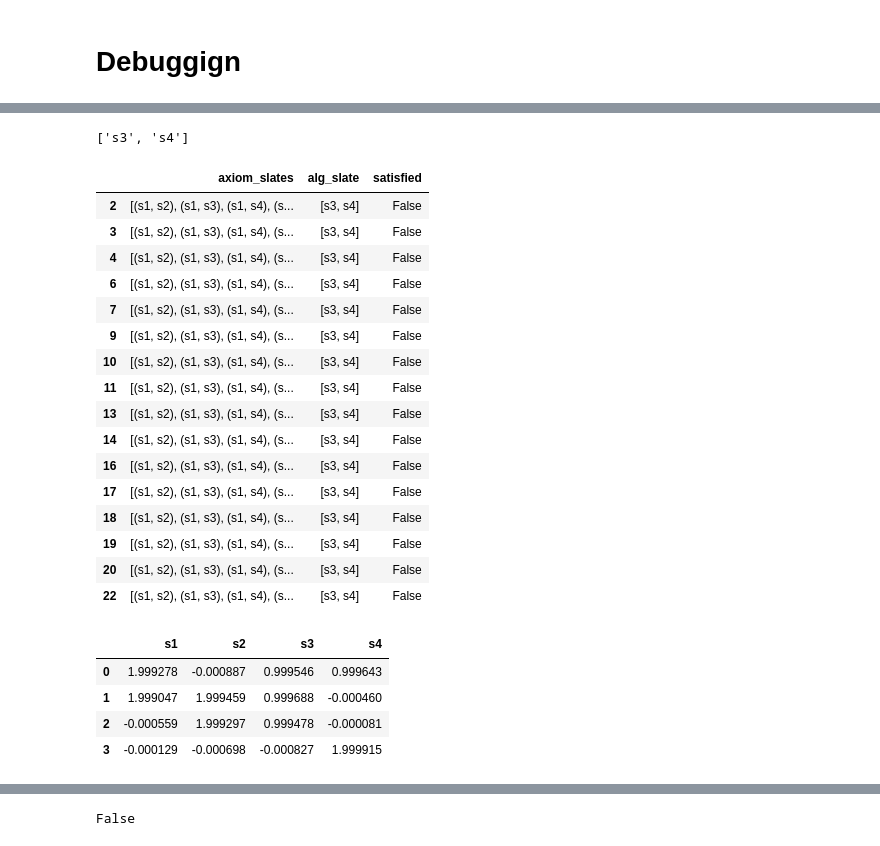
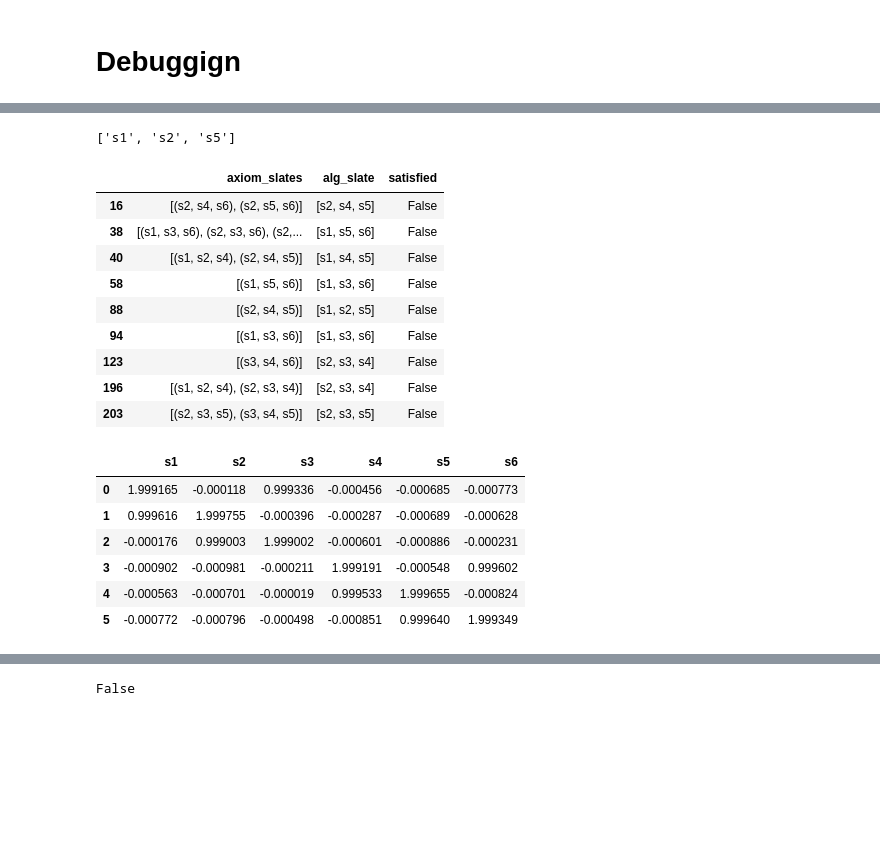
Before and after one commit to aaron-sandoval/generative_social_choice, a Jupyter notebook: generative_social_choice/plots/analyze_voting_algorithm_axiom_results.ipynb, the cells around one changed output, grey strips where cells are left out. Saved outputs shown, nothing was run; the diff lists cells and outputs as text; code cells hidden in the pictures; blank space fills up the shorter version.

```diff
--- a/generative_social_choice/plots/analyze_voting_algorithm_axiom_results.ipynb
+++ b/generative_social_choice/plots/analyze_voting_algorithm_axiom_results.ipynb
@@ -194,10 +194,10 @@ df.groupby(df.columns.get_level_values(1), axis=1).mean()
 # alg = LPTotalUtilityMaximization()
 # alg = SequentialPhragmenMinimax()
 # alg = ExactTotalUtilityMaximization()
-# alg = ExactTotalUtilityMaximization(utility_transform=GeometricTransformation(p=1.5))
+alg = ExactTotalUtilityMaximization(utility_transform=GeometricTransformation(p=1.5))
 # alg = GreedyTotalUtilityMaximization(utility_transform=GeometricTransformation(p=1.5))
 # alg = LPTotalUtilityMaximization(utility_transform=GeometricTransformation(p=1.5))
-alg = SequentialPhragmenMinimax(load_magnitude_method="marginal_slate", clear_reassigned_loads=False, redistribute_defected_candidate_loads=False)
+# alg = SequentialPhragmenMinimax(load_magnitude_method="marginal_slate", clear_reassigned_loads=False, redistribute_defected_candidate_loads=False)
 # %%
 df1 = df.loc[alg.name,:].unstack()
 df1
@@ -227,23 +227,23 @@ from generative_social_choice.slates.voting_utils import (
     CellWiseAugmentation, CandidateWiseAugmentation, VoterAndCellWiseAugmentation)
 
 
-case = rated_vote_cases["Ex A.1"]
-# case = rated_vote_cases["Ex 3.1"]
+# case = rated_vote_cases["Ex A.1"]
+case = rated_vote_cases["Ex 3.1"]
 
-# case = RatedVoteCase(
-#     name="Ex 3.1_BIG",
-#     rated_votes=case.rated_votes,
-#     slate_size=case.slate_size,
-#     noise_augmentation_methods = {
-#                 CellWiseAugmentation(): 40,
-#                 CandidateWiseAugmentation(): 100,
-#                 VoterAndCellWiseAugmentation(): 100
-#             }
-# )
+case = RatedVoteCase(
+    name="Ex 3.1_BIG",
+    rated_votes=case.rated_votes,
+    slate_size=case.slate_size,
+    noise_augmentation_methods = {
+                CellWiseAugmentation(): 40,
+                CandidateWiseAugmentation(): 100,
+                VoterAndCellWiseAugmentation(): 100
+            }
+)
 # case = rated_vote_cases["Ex 4.3"]
 # case = rated_vote_cases["Simple 3"]
-# axiom = CoverageAxiom()
-axiom = HappiestParetoAxiom()
+axiom = CoverageAxiom()
+# axiom = HappiestParetoAxiom()
 # axiom = IndividualParetoAxiom()
 # axiom = MinimumAndTotalUtilityParetoAxiom()
 # axiom = NonRadicalTotalUtilityAxiom()
@@ -283,7 +288,7 @@ df.loc[:,df.columns.get_level_values(1) == axiom.name].iloc[:,10:-10]
 # %%
 alg.vote(rated_votes=case.rated_votes, slate_size=case.slate_size)[0]
 # %% [output]
-['s3', 's4']
+['s1', 's2', 's5']
 # %%
 # axiom.satisfactory_slates(rated_votes=case.rated_votes, slate_size=case.slate_size)
 # %%
@@ -306,32 +311,27 @@ failures = aug_case_votes[aug_case_votes["satisfied"] == False]
 failures.iloc[:,2:]
 # %% [output]
 |  | axiom_slates | alg_slate | satisfied |
-| 2 | [(s1, s2), (s1, s3), (s1, s4), (s... | [s3, s4] | False |
-| 3 | [(s1, s2), (s1, s3), (s1, s4), (s... | [s3, s4] | False |
-| 4 | [(s1, s2), (s1, s3), (s1, s4), (s... | [s3, s4] | False |
-| 6 | [(s1, s2), (s1, s3), (s1, s4), (s... | [s3, s4] | False |
-| 7 | [(s1, s2), (s1, s3), (s1, s4), (s... | [s3, s4] | False |
-| 9 | [(s1, s2), (s1, s3), (s1, s4), (s... | [s3, s4] | False |
-| 10 | [(s1, s2), (s1, s3), (s1, s4), (s... | [s3, s4] | False |
-| 11 | [(s1, s2), (s1, s3), (s1, s4), (s... | [s3, s4] | False |
-| 13 | [(s1, s2), (s1, s3), (s1, s4), (s... | [s3, s4] | False |
-| 14 | [(s1, s2), (s1, s3), (s1, s4), (s... | [s3, s4] | False |
-| 16 | [(s1, s2), (s1, s3), (s1, s4), (s... | [s3, s4] | False |
-| 17 | [(s1, s2), (s1, s3), (s1, s4), (s... | [s3, s4] | False |
-| 18 | [(s1, s2), (s1, s3), (s1, s4), (s... | [s3, s4] | False |
-| 19 | [(s1, s2), (s1, s3), (s1, s4), (s... | [s3, s4] | False |
-| 20 | [(s1, s2), (s1, s3), (s1, s4), (s... | [s3, s4] | False |
-| 22 | [(s1, s2), (s1, s3), (s1, s4), (s... | [s3, s4] | False |
+| 16 | [(s2, s4, s6), (s2, s5, s6)] | [s2, s4, s5] | False |
+| 38 | [(s1, s3, s6), (s2, s3, s6), (s2,... | [s1, s5, s6] | False |
+| 40 | [(s1, s2, s4), (s2, s4, s5)] | [s1, s4, s5] | False |
+| 58 | [(s1, s5, s6)] | [s1, s3, s6] | False |
+| 88 | [(s2, s4, s5)] | [s1, s2, s5] | False |
+| 94 | [(s1, s3, s6)] | [s1, s3, s6] | False |
+| 123 | [(s3, s4, s6)] | [s2, s3, s4] | False |
+| 196 | [(s1, s2, s4), (s2, s3, s4)] | [s2, s3, s4] | False |
+| 203 | [(s2, s3, s5), (s3, s4, s5)] | [s2, s3, s5] | False |
 # %%
-f0 = failures.iloc[0]
+f0 = failures.iloc[1]
 f0.rated_votes
 # (f0.rated_votes - case.rated_votes)*1e6
 # %% [output]
-|  | s1 | s2 | s3 | s4 |
-| 0 | 1.999278 | -0.000887 | 0.999546 | 0.999643 |
-| 1 | 1.999047 | 1.999459 | 0.999688 | -0.000460 |
-| 2 | -0.000559 | 1.999297 | 0.999478 | -0.000081 |
-| 3 | -0.000129 | -0.000698 | -0.000827 | 1.999915 |
+|  | s1 | s2 | s3 | s4 | s5 | s6 |
+| 0 | 1.999165 | -0.000118 | 0.999336 | -0.000456 | -0.000685 | -0.000773 |
+| 1 | 0.999616 | 1.999755 | -0.000396 | -0.000287 | -0.000689 | -0.000628 |
+| 2 | -0.000176 | 0.999003 | 1.999002 | -0.000601 | -0.000886 | -0.000231 |
+| 3 | -0.000902 | -0.000981 | -0.000211 | 1.999191 | -0.000548 | 0.999602 |
+| 4 | -0.000563 | -0.000701 | -0.000019 | 0.999533 | 1.999655 | -0.000824 |
+| 5 | -0.000772 | -0.000796 | -0.000498 | -0.000851 | 0.999640 | 1.999349 |
 # %%
 ((f0.rated_votes - case.rated_votes)*1e6)
 # %% [output]
```
Also changed, not shown: parts of 8 cells of this notebook.
